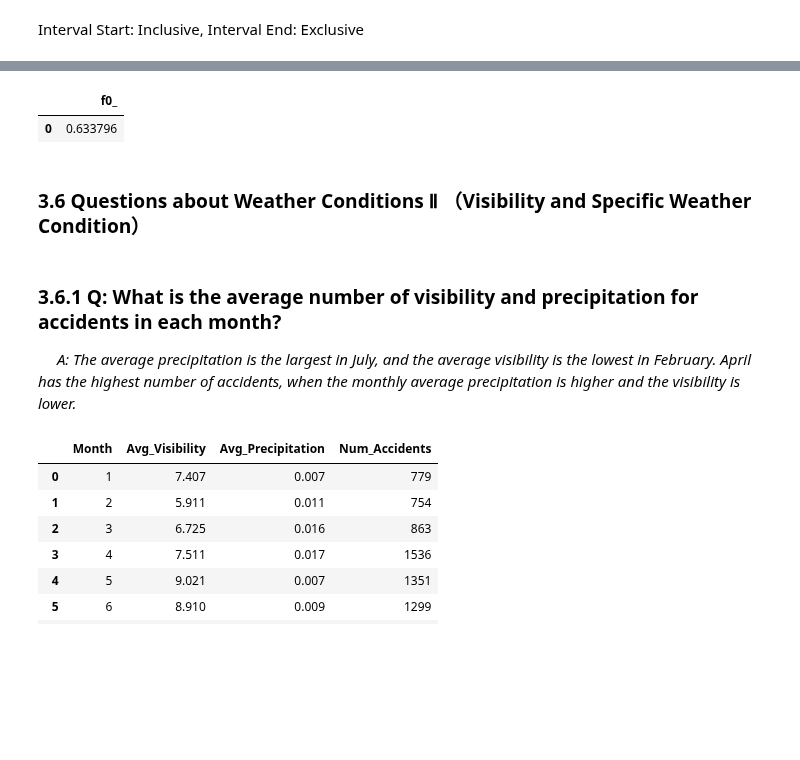
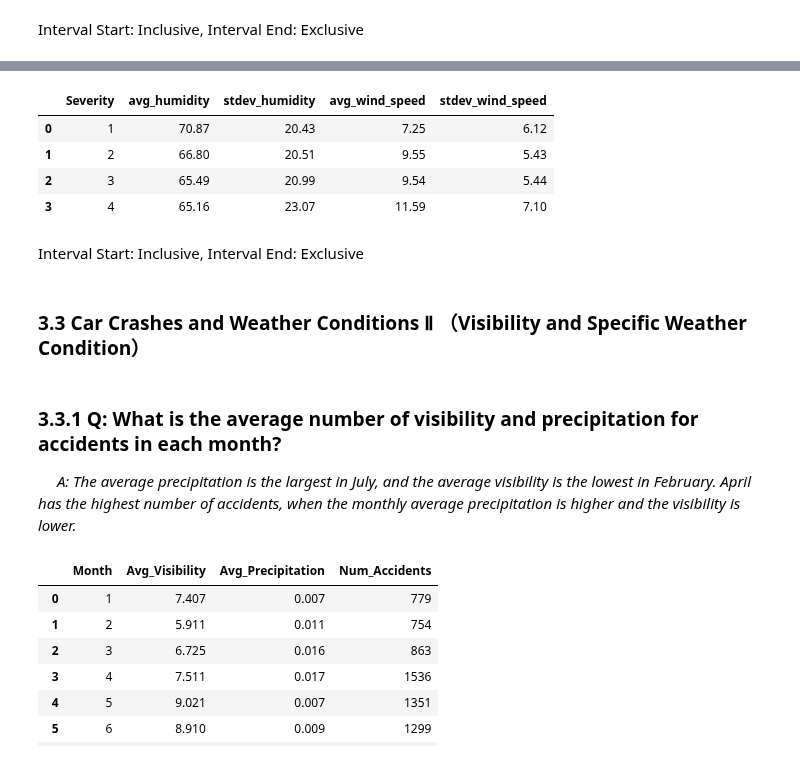
Before and after one commit to KaiyuWang19970221/BA775-teamproject, a Jupyter notebook: team6.ipynb, the cells around one changed output, grey strips where cells are left out. Drawn from its saved outputs; the diff is of its cells as text; code cells hidden in the pictures; blank space fills up the shorter version.

```diff
--- a/team6.ipynb
+++ b/team6.ipynb
@@ -536,18 +337,24 @@ Interval Start: Inclusive, Interval End: Exclusive
 # %%
 %%bigquery
-SELECT CORR(Humidity___, num_accident)
-FROM
-(SELECT Humidity___, Count(ID) num_accident
+SELECT Severity, ROUND(AVG(Humidity___),2) avg_humidity, ROUND(STDDEV_SAMP(Humidity___),2) stdev_humidity,
+ROUND(AVG(Wind_Speed_mph_),2) avg_wind_speed, ROUND(STDDEV_SAMP(Wind_Speed_mph_),2) stdev_wind_speed
 FROM `ba775-b2-team6.team6.carcrash_MA`
-WHERE IS_NAN(Humidity___) = False
-GROUP BY Humidity___)
+WHERE IS_NAN(Humidity___)= False
+AND IS_NAN(Wind_Speed_mph_)=False
+GROUP BY Severity
+ORDER BY Severity
 # %% [output]
-|  | f0_ |
-| 0 | 0.633796 |
+|  | Severity | avg_humidity | stdev_humidity | avg_wind_speed | stdev_wind_speed |
+| 0 | 1 | 70.87 | 20.43 | 7.25 | 6.12 |
+| 1 | 2 | 66.80 | 20.51 | 9.55 | 5.43 |
+| 2 | 3 | 65.49 | 20.99 | 9.54 | 5.44 |
+| 3 | 4 | 65.16 | 23.07 | 11.59 | 7.10 |
+# %% [markdown]
+Interval Start: Inclusive, Interval End: Exclusive
 # %% [markdown]
-### 3.6 Questions about Weather Conditions Ⅱ （Visibility and Specific Weather Condition）
+### 3.3 Car Crashes and Weather Conditions Ⅱ （Visibility and Specific Weather Condition）
 # %% [markdown]
-### 3.6.1 Q: What is the average number of visibility and precipitation for accidents in each month?
+### 3.3.1 Q: What is the average number of visibility and precipitation for accidents in each month?
 &emsp;<i> A: The average precipitation is the largest in July, and the average visibility is the lowest in February.  April has the highest number of accidents, when the monthly average precipitation is higher and the visibility is lower.</i>
 # %%
 %%bigquery
```
Also changed, not shown: parts of 69 cells of this notebook.
